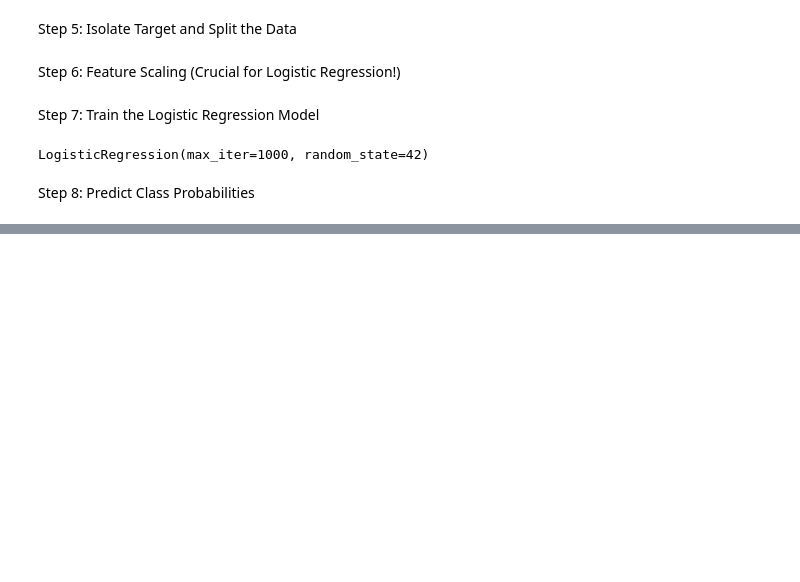
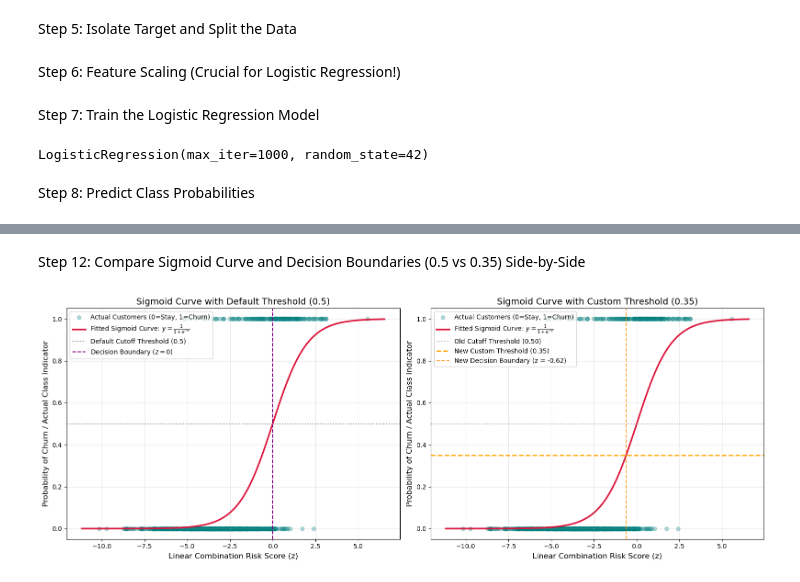
Before and after one commit to dhruv-jani-0808/Machine-Learning-Projects, a Jupyter notebook: 2_logistic_regression/main.ipynb, the cells around one changed output, grey strips where cells are left out. Cells and saved outputs as stored; diff of their text form; code cells hidden in the pictures; blank space fills up the shorter version.

```diff
--- a/2_logistic_regression/main.ipynb
+++ b/2_logistic_regression/main.ipynb
@@ -180,0 +214,38 @@ array([[874,  67],
+# %% [markdown]
+Step 12: Compare Sigmoid Curve and Decision Boundaries (0.5 vs 0.35) Side-by-Side
+# %%
+import numpy as np
+import matplotlib.pyplot as plt
+
+z_scores = log_model.decision_function(X_test_scaled)
+z_curve = np.linspace(z_scores.min() - 1, z_scores.max() + 1, 500)
+sigmoid_curve = 1 / (1 + np.exp(-z_curve))
+
+fig, (ax1, ax2) = plt.subplots(1, 2, figsize=(16, 6))
+
+ax1.scatter(z_scores, y_test, color='teal', alpha=0.3, label='Actual Customers (0=Stay, 1=Churn)')
+ax1.plot(z_curve, sigmoid_curve, color='crimson', linewidth=2.5, label=r'Fitted Sigmoid Curve: $y = \frac{1}{1 + e^{-z}}$')
+ax1.axhline(0.5, color='gray', linestyle=':', label='Default Cutoff Threshold (0.5)')
+ax1.axvline(0, color='purple', linestyle='--', label='Decision Boundary ($z = 0$)')
+ax1.set_title('Sigmoid Curve with Default Threshold (0.5)', fontsize=14)
+ax1.set_xlabel('Linear Combination Risk Score (z)', fontsize=12)
+ax1.set_ylabel('Probability of Churn / Actual Class Indicator', fontsize=12)
+ax1.legend(loc='upper left', fontsize=10)
+ax1.grid(True, alpha=0.3)
+
+ax2.scatter(z_scores, y_test, color='teal', alpha=0.3, label='Actual Customers (0=Stay, 1=Churn)')
+ax2.plot(z_curve, sigmoid_curve, color='crimson', linewidth=2.5, label=r'Fitted Sigmoid Curve: $y = \frac{1}{1 + e^{-z}}$')
+ax2.axhline(0.5, color='gray', linestyle=':', alpha=0.7, label='Old Cutoff Threshold (0.50)')
+ax2.axhline(0.35, color='orange', linestyle='--', linewidth=2, label='New Custom Threshold (0.35)')
+z_boundary_custom = -np.log((1 / 0.35) - 1)
+ax2.axvline(z_boundary_custom, color='darkorange', linestyle='--', alpha=0.8, label=f'New Decision Boundary (z = {z_boundary_custom:.2f})')
+ax2.set_title('Sigmoid Curve with Custom Threshold (0.35)', fontsize=14)
+ax2.set_xlabel('Linear Combination Risk Score (z)', fontsize=12)
+ax2.set_ylabel('Probability of Churn / Actual Class Indicator', fontsize=12)
+ax2.legend(loc='upper left', fontsize=10)
+ax2.grid(True, alpha=0.3)
+
+plt.tight_layout()
+plt.show()
+# %% [output]
+[figure, added]
```
Also changed, not shown: parts of 11 cells of this notebook.
